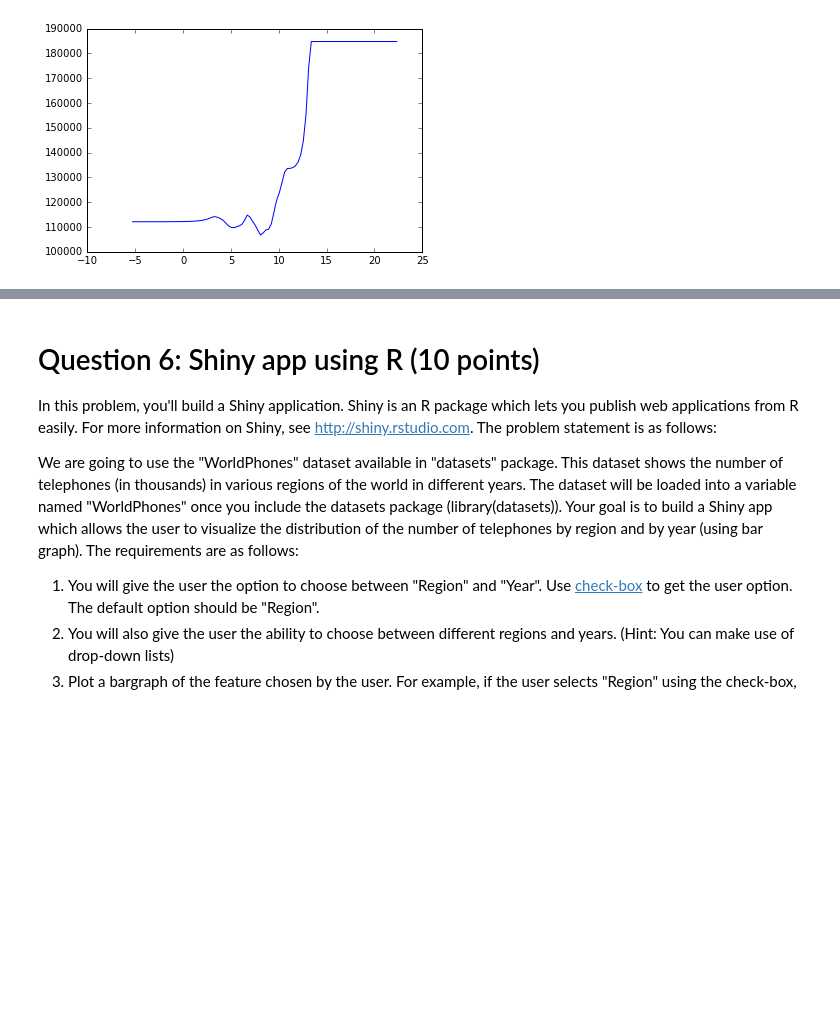
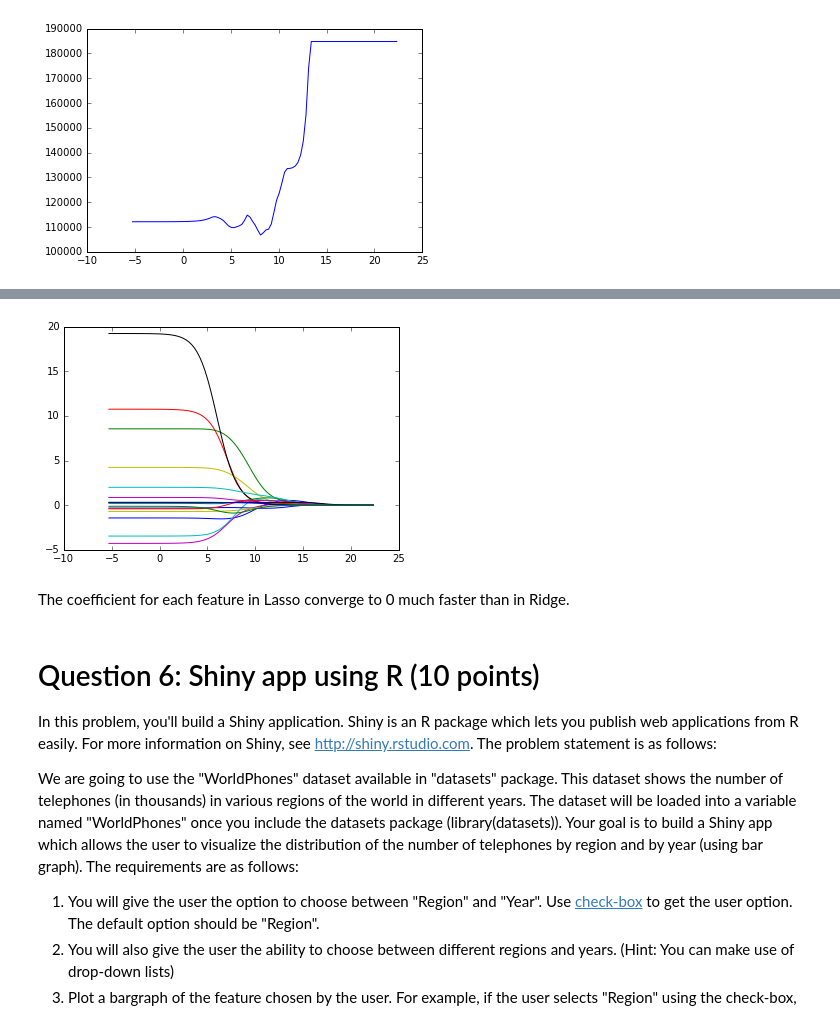
Before and after one commit to daniel-peng/Advanced-Predictive-Modeling, a Jupyter notebook: HW2/HW2-apm382_Q5.ipynb, the cells around one changed output, grey strips where cells are left out. Cells and saved outputs as stored; diff of their text form; code cells hidden in the pictures; blank space fills up the shorter version.

```diff
--- a/HW2/HW2-apm382_Q5.ipynb
+++ b/HW2/HW2-apm382_Q5.ipynb
@@ -316,3 +328,19 @@ Coefficients:  [[ 0.51749984  0.28265548  0.04137269  0.149051    0.09398079  0.
+# %%
+#Ridge
+ridge_coeff = []
+for a in alphas:
+    ridge = linear_model.Ridge(alpha = a )
+    ridge.fit(X_train,Y_train)
+    ridge_coeff.append(ridge.coef_[0])
+
+ridge_coeff_df = pd.DataFrame(ridge_coeff)#, index = alphas)
+
+for i in range(len(ridge_coeff_df.columns)):
+    plt.plot(log(alphas), ridge_coeff_df.ix[:,i])
+# %% [output]
+[figure, added]
+# %% [markdown]
+The coefficient for each feature in Lasso converge to 0 much faster than in Ridge.
 # %% [markdown]
 # Question 6: Shiny app using R (10 points)
 
```
Also changed, not shown: parts of 7 cells of this notebook.
